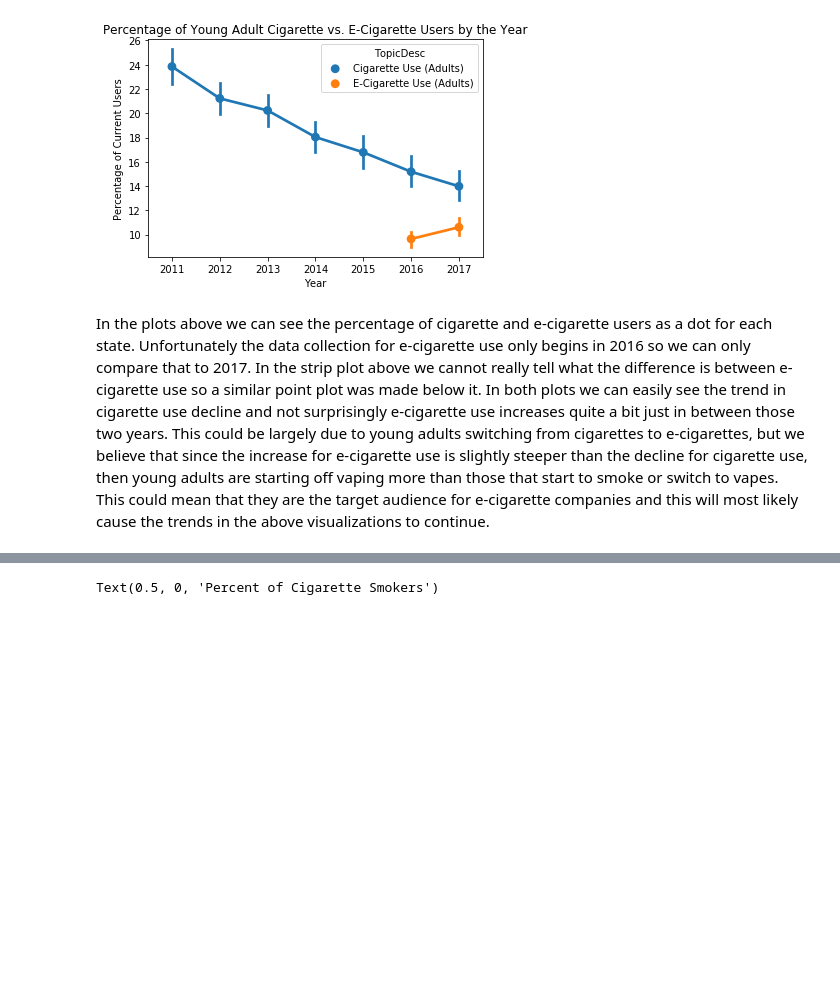
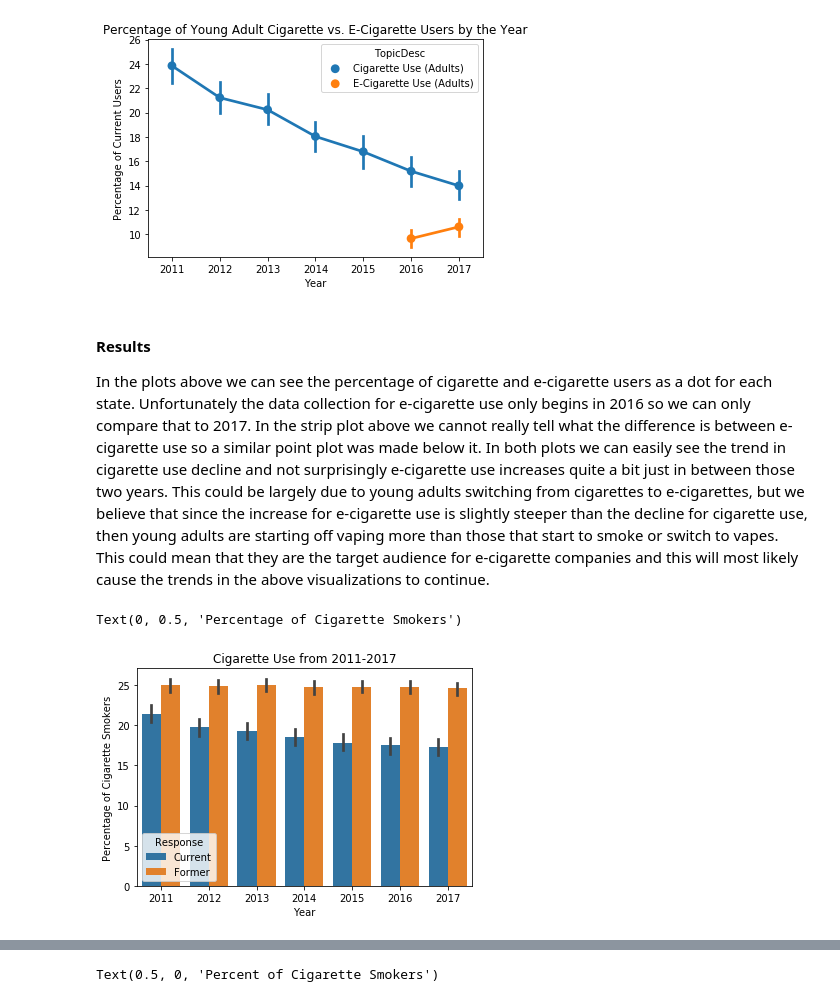
Before and after one commit to edgeslab/cs418-project-99th-percentile-posse, a Jupyter notebook: FinalProject.ipynb, the cells around one changed output, grey strips where cells are left out. Drawn from its saved outputs; the diff is of its cells as text; code cells hidden in the pictures; blank space fills up the shorter version.

```diff
--- a/FinalProject.ipynb
+++ b/FinalProject.ipynb
@@ -83,4 +66,25 @@ pp.set_ylabel('Percentage of Current Users')
 Text(0, 0.5, 'Percentage of Current Users')
 [figure]
 # %% [markdown]
+#### Results
 In the plots above we can see the percentage of cigarette and e-cigarette users as a dot for each state. Unfortunately the data collection for e-cigarette use only begins in 2016 so we can only compare that to 2017. In the strip plot above we cannot really tell what the difference is between e-cigarette use so a similar point plot was made below it. In both plots we can easily see the trend in cigarette use decline and not surprisingly e-cigarette use increases quite a bit just in between those two years. This could be largely due to young adults switching from cigarettes to e-cigarettes, but we believe that since the increase for e-cigarette use is slightly steeper than the decline for cigarette use, then young adults are starting off vaping more than those that start to smoke or switch to vapes. This could mean that they are the target audience for e-cigarette companies and this will most likely cause the trends in the above visualizations to continue.
+# %%
+bar_df = tu_df[tu_df.LocationAbbr != 'US']
+bar_df = bar_df[bar_df.Response != 'Never']
+bar_df = bar_df[bar_df.Response != 'Every Day']
+bar_df = bar_df[bar_df.Response != 'Some Days']
+bar_df = bar_df[bar_df.Race == 'All Races']
+bar_df = bar_df[bar_df.Education == 'All Grades']
+bar_df = bar_df[bar_df.Gender == 'Overall']
+bar_df = bar_df[bar_df.Age == 'All Ages']
+bar_df = bar_df[bar_df.TopicDesc == 'Cigarette Use (Adults)']
+bar_df.sort_values(by=['YEAR'])
+
+bars = sns.barplot(x='YEAR', y='Data_Value', hue='Response', data=bar_df)
+
+bars.set_title('Cigarette Use from 2011-2017')
+bars.set_xlabel('Year')
+bars.set_ylabel('Percentage of Cigarette Smokers')
+# %% [output]
+Text(0, 0.5, 'Percentage of Cigarette Smokers')
+[figure, added]
```
Also changed, not shown: parts of 14 cells of this notebook.
